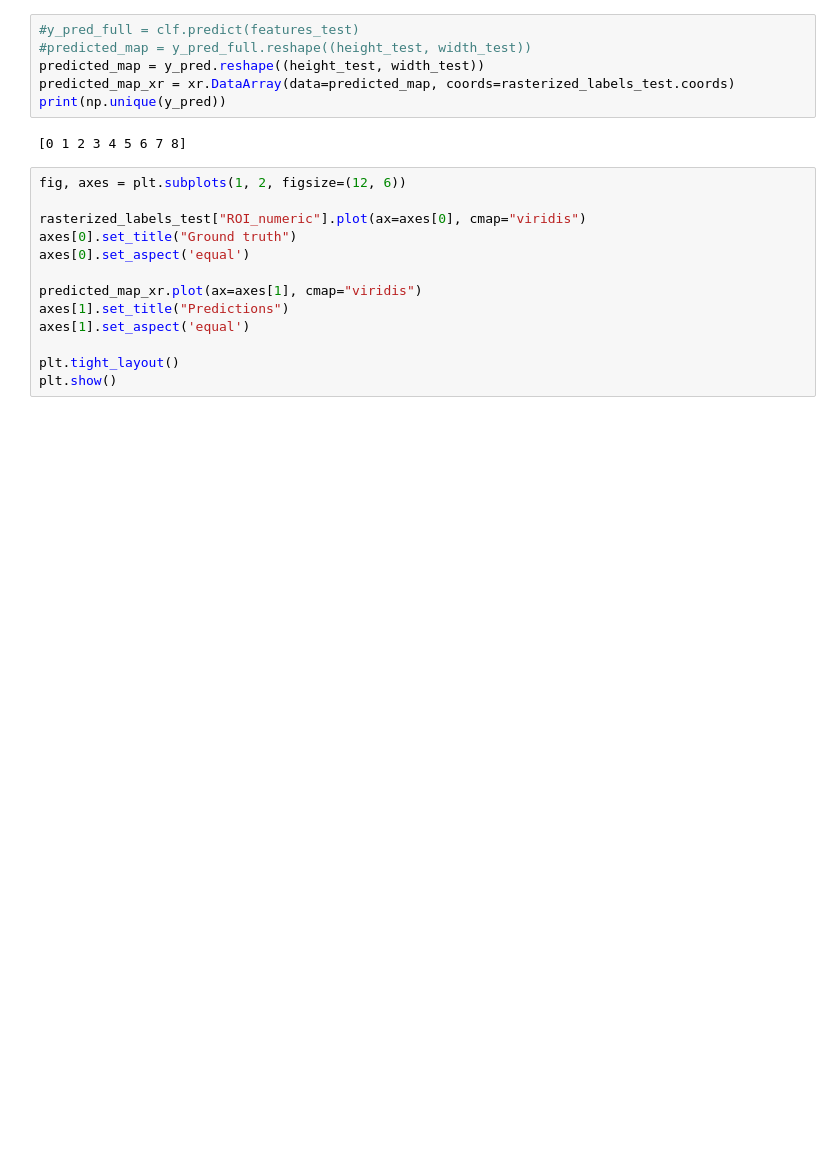
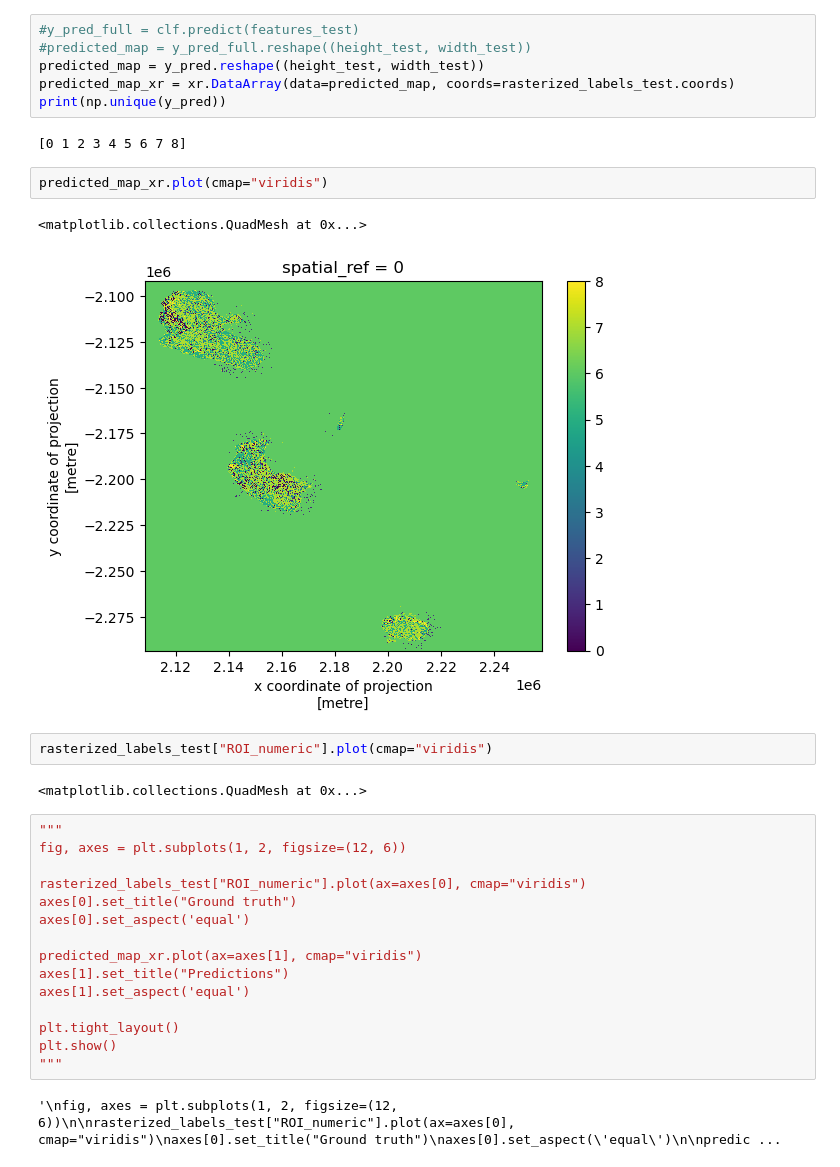
Before and after one commit to Vanuatu-National-Statistics-Office/climate-change-natural-disasters, a Jupyter notebook: book/LULC_RF_full_vanuatu_geomad.ipynb, the cells around one changed output. Drawn from its saved outputs; the diff is of its cells as text; blank space fills up the shorter version.

Commit message:
plot test province prediction map

```diff
--- a/book/LULC_RF_full_vanuatu_geomad.ipynb
+++ b/book/LULC_RF_full_vanuatu_geomad.ipynb
@@ -744,7 +744,17 @@ predicted_map_xr = xr.DataArray(data=predicted_map, coords=rasterized_labels_tes
 print(np.unique(y_pred))
 # %% [output]
 [0 1 2 3 4 5 6 7 8]
+# %%
+predicted_map_xr.plot(cmap="viridis")
+# %% [output]
+<matplotlib.collections.QuadMesh at 0x...>
+[figure, added]
+# %%
+rasterized_labels_test["ROI_numeric"].plot(cmap="viridis")
+# %% [output]
+<matplotlib.collections.QuadMesh at 0x...>
 # %%
+"""
 fig, axes = plt.subplots(1, 2, figsize=(12, 6))
 
 rasterized_labels_test["ROI_numeric"].plot(ax=axes[0], cmap="viridis")
@@ -757,6 +767,9 @@ axes[1].set_aspect('equal')
 
 plt.tight_layout()
 plt.show()
+"""
+# %% [output]
+'\nfig, axes = plt.subplots(1, 2, figsize=(12, 6))\n\nrasterized_labels_test["ROI_numeric"].plot(ax=axes[0], cmap="viridis")\naxes[0].set_title("Ground truth")\naxes[0].set_aspect(\'equal\')\n\npredic ...
 # %%
 compatible_array = predicted_map_xr.astype("int32")
 
```
Also changed, not shown: parts of 3 cells of this notebook.
